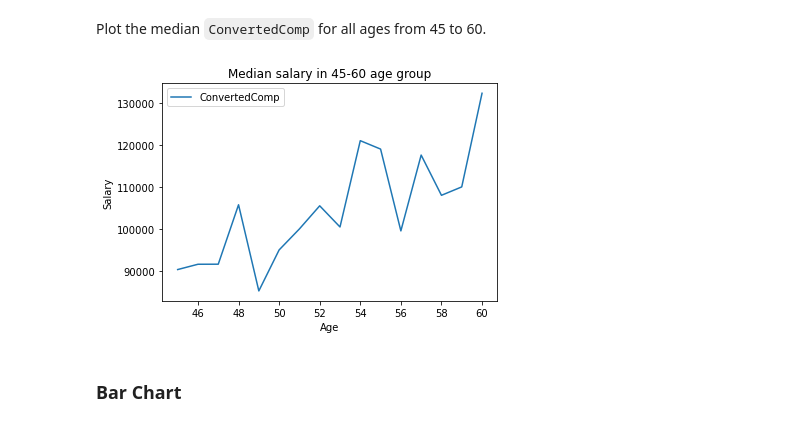
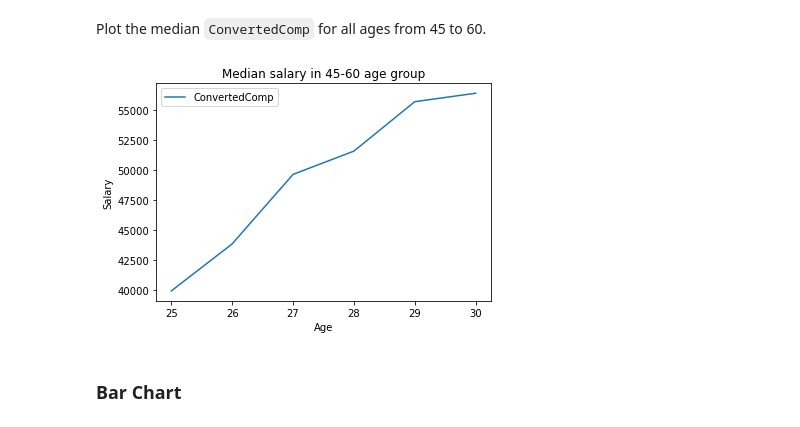
Before and after one commit to SyllabusRomeo/IBM-Data-Analyst, a Jupyter notebook: M4DataVisualization-lab.ipynb, the cells around one changed output. Cells and saved outputs as stored; diff of their text form; code cells hidden in the pictures.

```diff
--- a/M4DataVisualization-lab.ipynb
+++ b/M4DataVisualization-lab.ipynb
@@ -271,22 +271,22 @@ Plot the median `ConvertedComp` for all ages from 45 to 60.
 # %%
 # your code goes here
 
 QUERY = """
 SELECT Age,ConvertedComp
 FROM master
-WHERE Age BETWEEN 45 AND 60
+WHERE Age BETWEEN 25 AND 30
 """
 df_ac = pd.read_sql_query(QUERY,conn)
 
 df_gr=df_ac.groupby('Age').median()
 
 df_gr.plot(kind='line')
 plt.title('Median salary in 45-60 age group')
 plt.xlabel('Age')
 plt.ylabel('Salary')
 plt.show()
 # %% [output]
-[figure, old version]
+[figure, new version]
 # %% [markdown]
 ### Bar Chart
 # %% [markdown]
```
Also changed, not shown: parts of 1 cell of this notebook.
